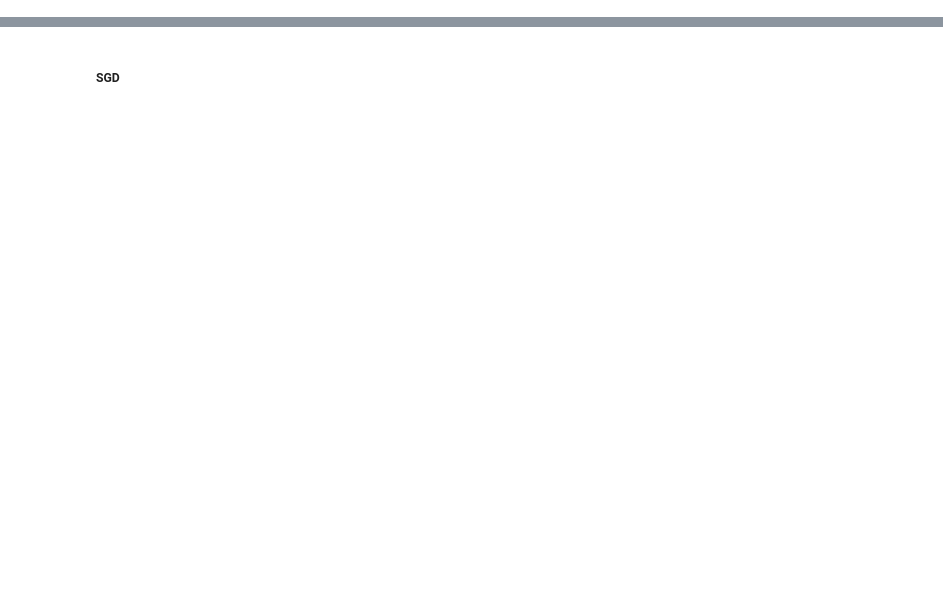
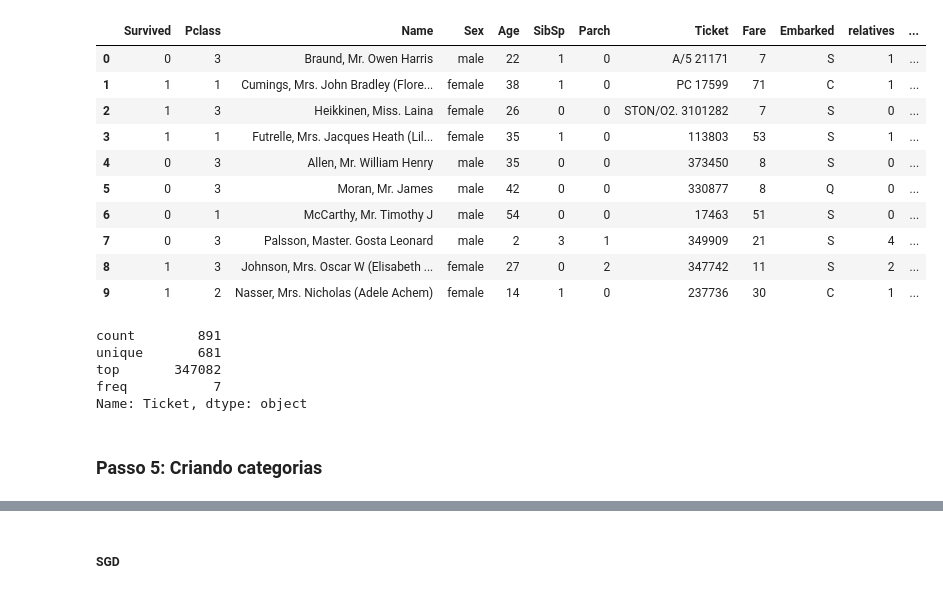
Before and after one commit to BrenoDPS/titanic, a Jupyter notebook: notebooks/titanic.ipynb, the cells around one changed output, grey strips where cells are left out. Cells and saved outputs as stored; diff of their text form; code cells hidden in the pictures; blank space fills up the shorter version.

```diff
--- a/notebooks/titanic.ipynb
+++ b/notebooks/titanic.ipynb
@@ -390,0 +183,4 @@ X_test  = test_df.drop("PassengerId", axis=1).copy()
+# %%
+# tirando a coluna "PassengerId" já que não possui relação com a taxa de sobrevivência
+passenger_id = test_df.PassengerId
+train_val = train_val.drop(['PassengerId'], axis=1)
@@ -390,0 +201,15 @@ X_test  = test_df.drop("PassengerId", axis=1).copy()
+# %%
+# Cabin para Deck
+import re
+deck = {"A": 1, "B": 2, "C": 3, "D": 4, "E": 5, "F": 6, "G": 7, "U": 8}
+data = [train_val, test_df]
+
+for dataset in data:
+    dataset['Cabin'] = dataset['Cabin'].fillna("U0")
+    dataset['Deck'] = dataset['Cabin'].map(lambda x: re.compile("([a-zA-Z]+)").search(x).group())
+    dataset['Deck'] = dataset['Deck'].map(deck)
+    dataset['Deck'] = dataset['Deck'].fillna(0)
+    dataset['Deck'] = dataset['Deck'].astype(int)
+
+train_val = train_val.drop(['Cabin'], axis=1)
+test_df = test_df.drop(['Cabin'], axis=1)
@@ -390,0 +301,14 @@ X_test  = test_df.drop("PassengerId", axis=1).copy()
+# %%
+train_val.head(10)
+# %% [output]
+|  | Survived | Pclass | Name | Sex | Age | SibSp | Parch | Ticket | Fare | Embarked | relatives | ... |
+| 0 | 0 | 3 | Braund, Mr. Owen Harris | male | 22 | 1 | 0 | A/5 21171 | 7 | S | 1 | ... |
+| 1 | 1 | 1 | Cumings, Mrs. John Bradley (Flore... | female | 38 | 1 | 0 | PC 17599 | 71 | C | 1 | ... |
+| 2 | 1 | 3 | Heikkinen, Miss. Laina | female | 26 | 0 | 0 | STON/O2. 3101282 | 7 | S | 0 | ... |
+| 3 | 1 | 1 | Futrelle, Mrs. Jacques Heath (Lil... | female | 35 | 1 | 0 | 113803 | 53 | S | 1 | ... |
+| 4 | 0 | 3 | Allen, Mr. William Henry | male | 35 | 0 | 0 | 373450 | 8 | S | 0 | ... |
+| 5 | 0 | 3 | Moran, Mr. James | male | 42 | 0 | 0 | 330877 | 8 | Q | 0 | ... |
+| 6 | 0 | 1 | McCarthy, Mr. Timothy J | male | 54 | 0 | 0 | 17463 | 51 | S | 0 | ... |
+| 7 | 0 | 3 | Palsson, Master. Gosta Leonard | male | 2 | 3 | 1 | 349909 | 21 | S | 4 | ... |
+| 8 | 1 | 3 | Johnson, Mrs. Oscar W (Elisabeth ... | female | 27 | 0 | 2 | 347742 | 11 | S | 2 | ... |
+| 9 | 1 | 2 | Nasser, Mrs. Nicholas (Adele Achem) | female | 14 | 1 | 0 | 237736 | 30 | C | 1 | ... |
@@ -390,0 +322,9 @@ X_test  = test_df.drop("PassengerId", axis=1).copy()
+# %%
+# Ticket
+train_val['Ticket'].describe()
+# %% [output]
+count        891
+unique       681
+top       347082
+freq           7
+Name: Ticket, dtype: object
@@ -390,0 +341,2 @@ X_test  = test_df.drop("PassengerId", axis=1).copy()
+# %% [markdown]
+### Passo 5: Criando categorias
```
Also changed, not shown: parts of 223 cells of this notebook.
